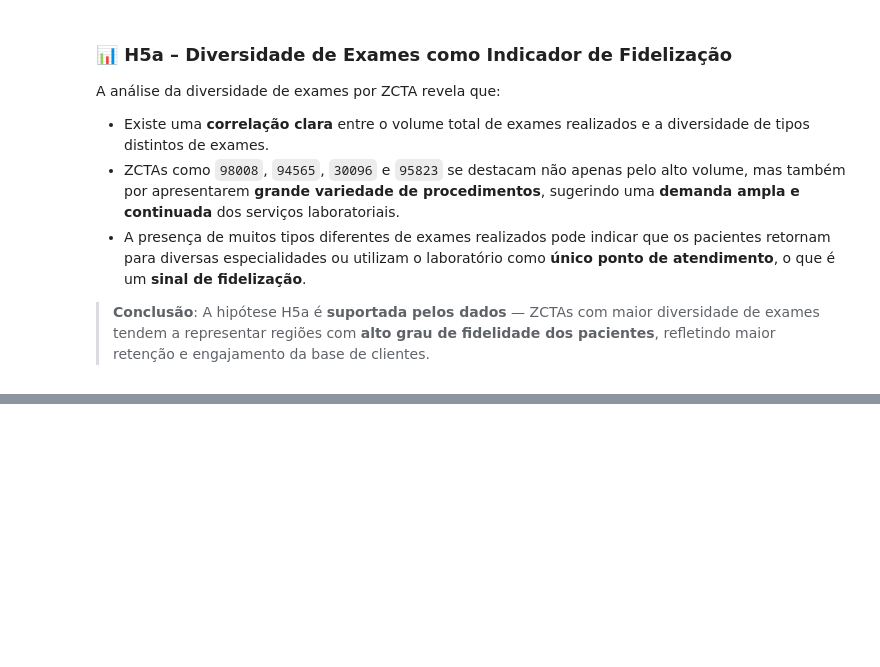
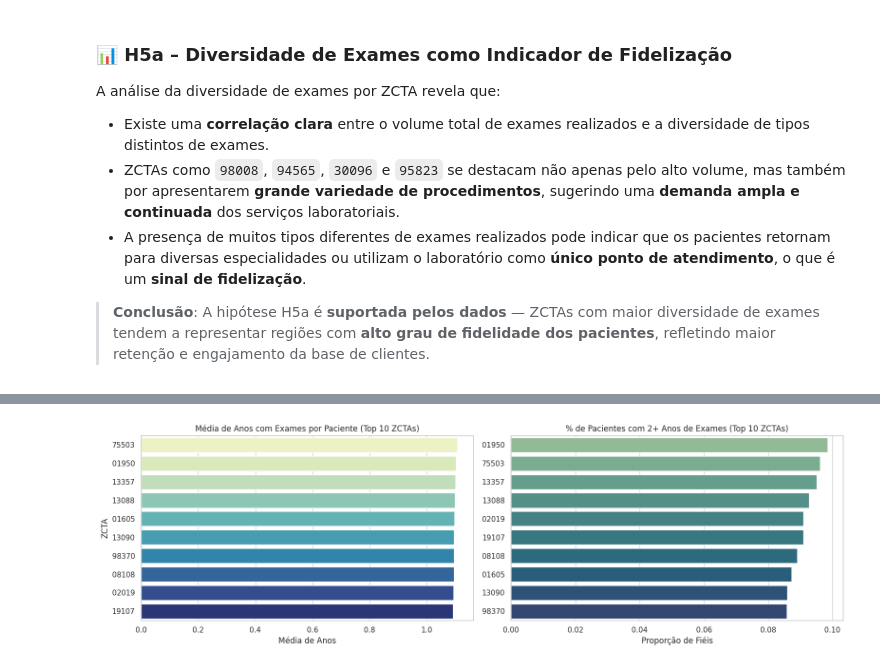
Before and after one commit to ezschneider/labs-strategic-expansion, a Jupyter notebook: notebooks/H5_strategic_and_loyalty.ipynb, the cells around one changed output, grey strips where cells are left out. Cells and saved outputs as stored; diff of their text form; code cells hidden in the pictures; blank space fills up the shorter version.

```diff
--- a/notebooks/H5_strategic_and_loyalty.ipynb
+++ b/notebooks/H5_strategic_and_loyalty.ipynb
@@ -82,0 +108,56 @@ paciente_freq
+# %%
+dfs['transactional']['ano'] = dfs['transactional']['Date of service'].dt.year
+
+anos_por_paciente = (
+    dfs['transactional']
+    .groupby('Patient Id')['ano']
+    .nunique()
+    .reset_index(name='anos_distintos')
+)
+zcta_por_paciente = (
+    dfs['transactional']
+    .groupby(['Patient Id', 'ZCTA'])
+    .size()
+    .reset_index(name='freq')
+    .sort_values(['Patient Id', 'freq'], ascending=[True, False])
+    .drop_duplicates('Patient Id')
+)
+
+paciente_fidelidade = pd.merge(
+    anos_por_paciente, zcta_por_paciente[['Patient Id', 'ZCTA']], on='Patient Id'
+)
+
+media_anos = (
+    paciente_fidelidade.groupby('ZCTA')['anos_distintos']
+    .mean()
+    .reset_index(name='media_anos_por_paciente')
+)
+
+prop_fieis = (
+    paciente_fidelidade.assign(is_fiel=lambda x: x['anos_distintos'] >= 2)
+    .groupby('ZCTA')['is_fiel']
+    .mean()
+    .reset_index(name='proporcao_fieis')
+)
+
+fidelidade_zcta = pd.merge(media_anos, prop_fieis, on='ZCTA')
+top_fieis = fidelidade_zcta.sort_values(by='media_anos_por_paciente', ascending=False).head(10)
+top_fieis2 = fidelidade_zcta.sort_values(by='proporcao_fieis', ascending=False).head(10)
+
+fig, axes = plt.subplots(1, 2, figsize=(16, 5))
+# Média de anos por paciente
+sns.barplot(data=top_fieis, x='media_anos_por_paciente', y='ZCTA', hue='ZCTA', ax=axes[0], palette='YlGnBu')
+axes[0].set_title('Média de Anos com Exames por Paciente (Top 10 ZCTAs)')
+axes[0].set_xlabel('Média de Anos')
+axes[0].set_ylabel('ZCTA')
+
+# Proporção de pacientes fiéis
+sns.barplot(data=top_fieis2, x='proporcao_fieis', y='ZCTA', hue='ZCTA', ax=axes[1], palette='crest')
+axes[1].set_title('% de Pacientes com 2+ Anos de Exames (Top 10 ZCTAs)')
+axes[1].set_xlabel('Proporção de Fiéis')
+axes[1].set_ylabel('')
+
+plt.tight_layout()
+plt.show()
+# %% [output]
+[figure, added]
```
Also changed, not shown: parts of 4 cells of this notebook, 1 other file.
